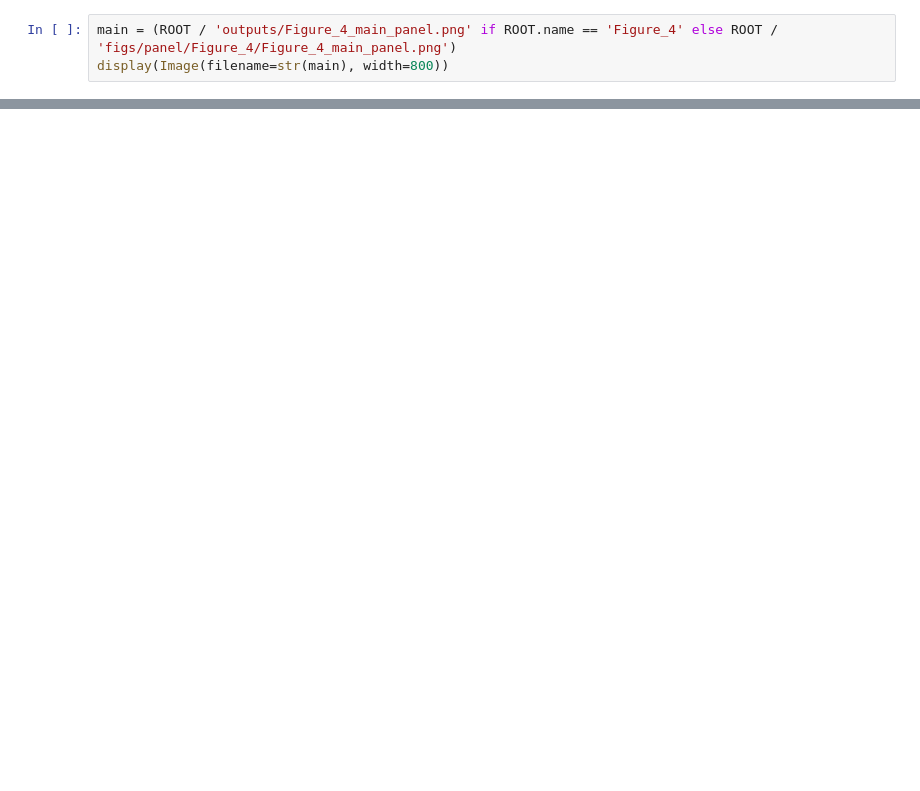
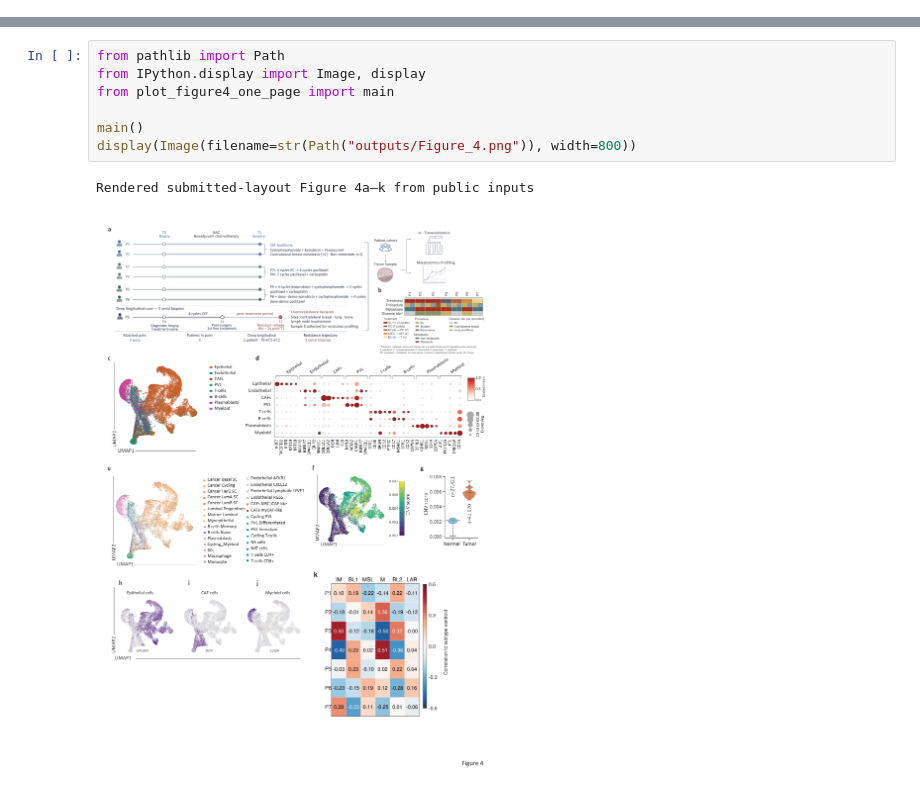
Before and after one commit to bernadettem03/scKNIFE-single-cell-Knowledge-guided-Network-Inference-for-Functional-Estimation, a Jupyter notebook: Figure_4/Figure_4.ipynb, the cells around one changed output, grey strips where cells are left out. Cells and saved outputs as stored; diff of their text form; blank space fills up the shorter version.

Commit message:
Reproduce submitted Figure 4 layout with corrected subtype rows

```diff
--- a/Figure_4/Figure_4.ipynb
+++ b/Figure_4/Figure_4.ipynb
@@ -36,3 +0,0 @@ Figure 4 ready: outputs/Figure_4_main_panel.pdf
-# %%
-main = (ROOT / 'outputs/Figure_4_main_panel.png' if ROOT.name == 'Figure_4' else ROOT / 'figs/panel/Figure_4/Figure_4_main_panel.png')
-display(Image(filename=str(main), width=800))
@@ -40,0 +5,10 @@ display(Image(filename=str(main), width=800))
+# %%
+from pathlib import Path
+from IPython.display import Image, display
+from plot_figure4_one_page import main
+
+main()
+display(Image(filename=str(Path("outputs/Figure_4.png")), width=800))
+# %% [output]
+Rendered submitted-layout Figure 4a–k from public inputs
+[figure, added]
```
Also changed, not shown: parts of 4 cells of this notebook, 47 other files.
